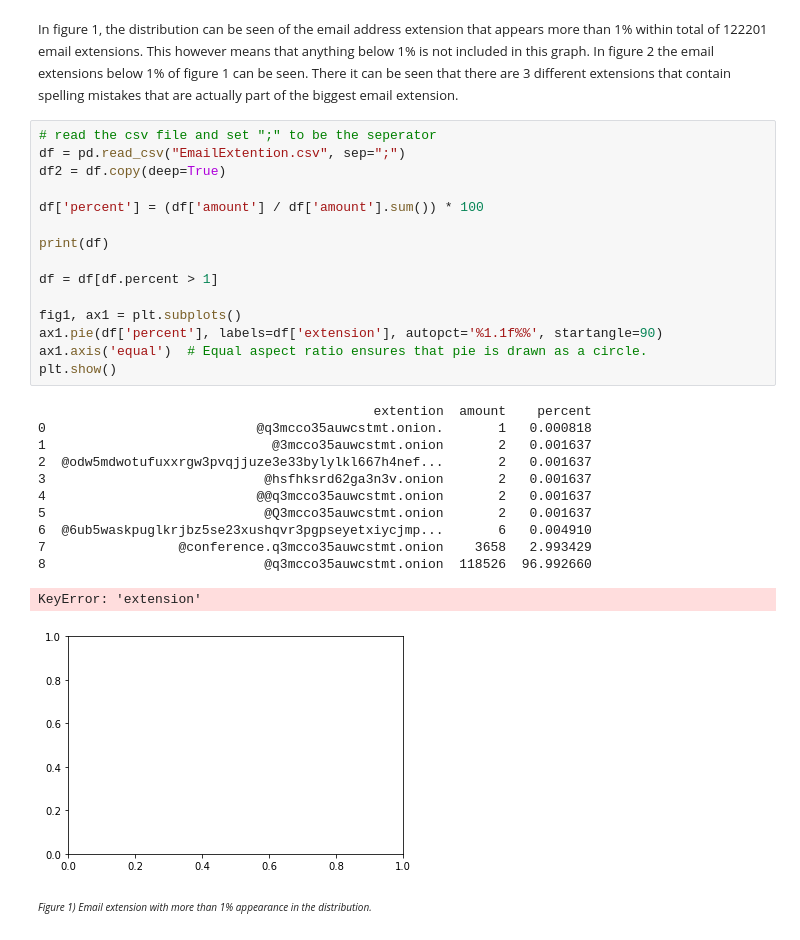
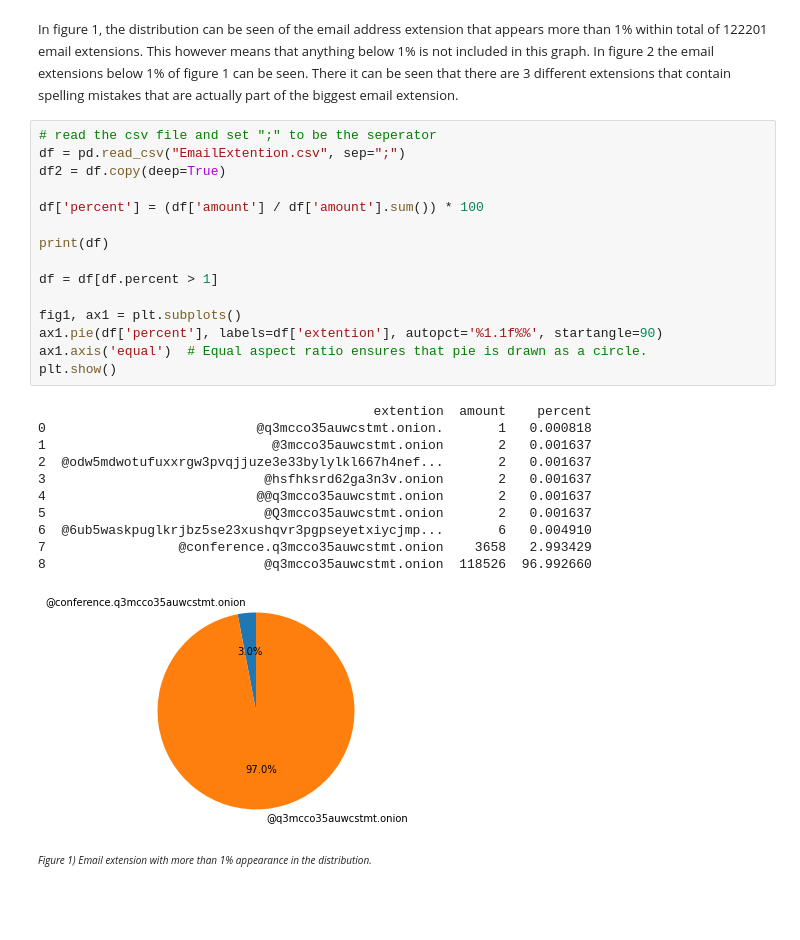
Before and after one commit to nagham-mekky/ForensicsAssignment3, a Jupyter notebook: Assignment3.ipynb, the cells around one changed output. Saved outputs shown, nothing was run; the diff lists cells and outputs as text; blank space fills up the shorter version.

```diff
--- a/Assignment3.ipynb
+++ b/Assignment3.ipynb
@@ -145,31 +145,30 @@ In figure 1, the distribution can be seen of the email address extension that ap
 # %%
 # read the csv file and set ";" to be the seperator
 df = pd.read_csv("EmailExtention.csv", sep=";")
 df2 = df.copy(deep=True)
 
 df['percent'] = (df['amount'] / df['amount'].sum()) * 100
 
 print(df)
 
 df = df[df.percent > 1]
 
 fig1, ax1 = plt.subplots()
-ax1.pie(df['percent'], labels=df['extension'], autopct='%1.1f%%', startangle=90)
+ax1.pie(df['percent'], labels=df['extention'], autopct='%1.1f%%', startangle=90)
 ax1.axis('equal')  # Equal aspect ratio ensures that pie is drawn as a circle.
 plt.show()
 # %% [output]
                                            extention  amount    percent
 0                           @q3mcco35auwcstmt.onion.       1   0.000818
 1                             @3mcco35auwcstmt.onion       2   0.001637
 2  @odw5mdwotufuxxrgw3pvqjjuze3e33bylylkl667h4nef...       2   0.001637
 3                            @hsfhksrd62ga3n3v.onion       2   0.001637
 4                           @@q3mcco35auwcstmt.onion       2   0.001637
 5                            @Q3mcco35auwcstmt.onion       2   0.001637
 6  @6ub5waskpuglkrjbz5se23xushqvr3pgpseyetxiycjmp...       6   0.004910
 7                 @conference.q3mcco35auwcstmt.onion    3658   2.993429
 8                            @q3mcco35auwcstmt.onion  118526  96.992660
-KeyError: 'extension'
-[figure, old version]
+[figure, new version]
 # %% [markdown]
 <font size=1> *Figure 1) Email extension with more than 1% appearance in the distribution.* </font>
 # %%
```
Also changed, not shown: parts of 1 cell of this notebook.
